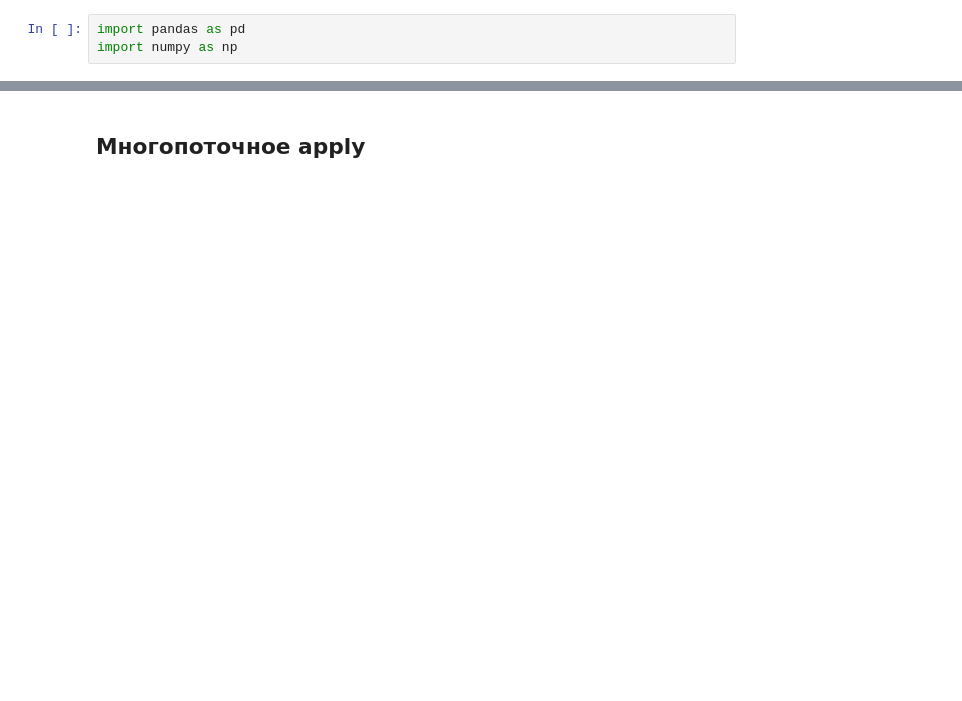
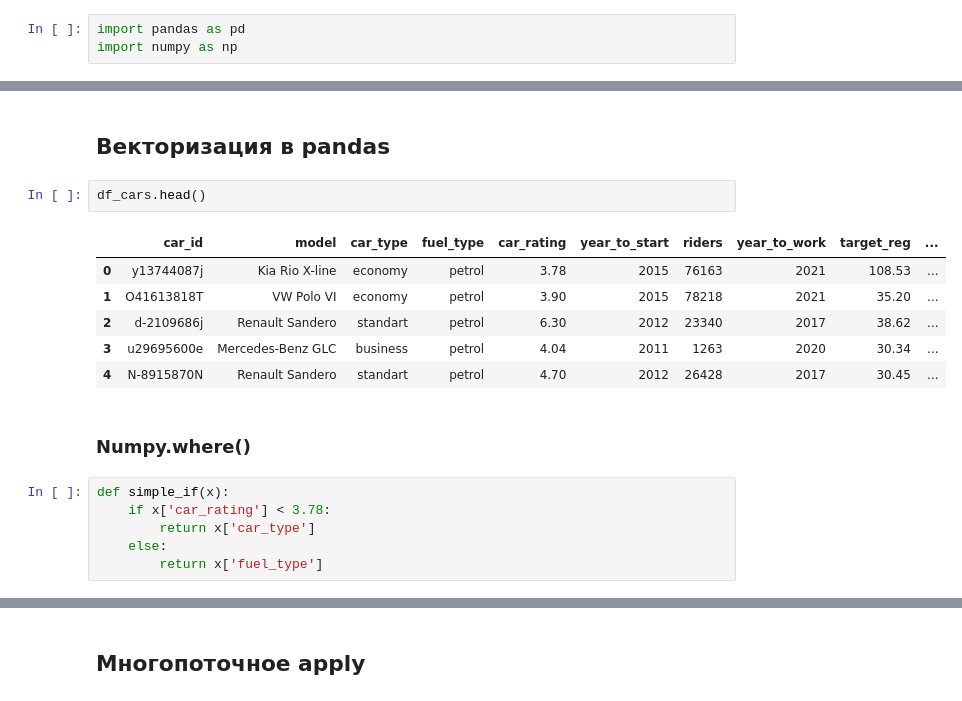
Before and after one commit to a-milenkin/Competitive_Data_Science, a Jupyter notebook: notebooks/7.1 - Optimize.ipynb, the cells around one changed output, grey strips where cells are left out. Cells and saved outputs as stored; diff of their text form; blank space fills up the shorter version.

```diff
--- a/notebooks/7.1 - Optimize.ipynb
+++ b/notebooks/7.1 - Optimize.ipynb
@@ -275,0 +344,19 @@ Wall time: 21.1 s
+# %% [markdown]
+## Векторизация в pandas
+# %%
+df_cars.head()
+# %% [output]
+|  | car_id | model | car_type | fuel_type | car_rating | year_to_start | riders | year_to_work | target_reg | ... |
+| 0 | y13744087j | Kia Rio X-line | economy | petrol | 3.78 | 2015 | 76163 | 2021 | 108.53 | ... |
+| 1 | O41613818T | VW Polo VI | economy | petrol | 3.90 | 2015 | 78218 | 2021 | 35.20 | ... |
+| 2 | d-2109686j | Renault Sandero | standart | petrol | 6.30 | 2012 | 23340 | 2017 | 38.62 | ... |
+| 3 | u29695600e | Mercedes-Benz GLC | business | petrol | 4.04 | 2011 | 1263 | 2020 | 30.34 | ... |
+| 4 | N-8915870N | Renault Sandero | standart | petrol | 4.70 | 2012 | 26428 | 2017 | 30.45 | ... |
+# %% [markdown]
+### Numpy.where()
+# %%
+def simple_if(x):
+    if x['car_rating'] < 3.78:
+        return x['car_type']
+    else:
+        return x['fuel_type']
```
Also changed, not shown: parts of 129 cells of this notebook.
